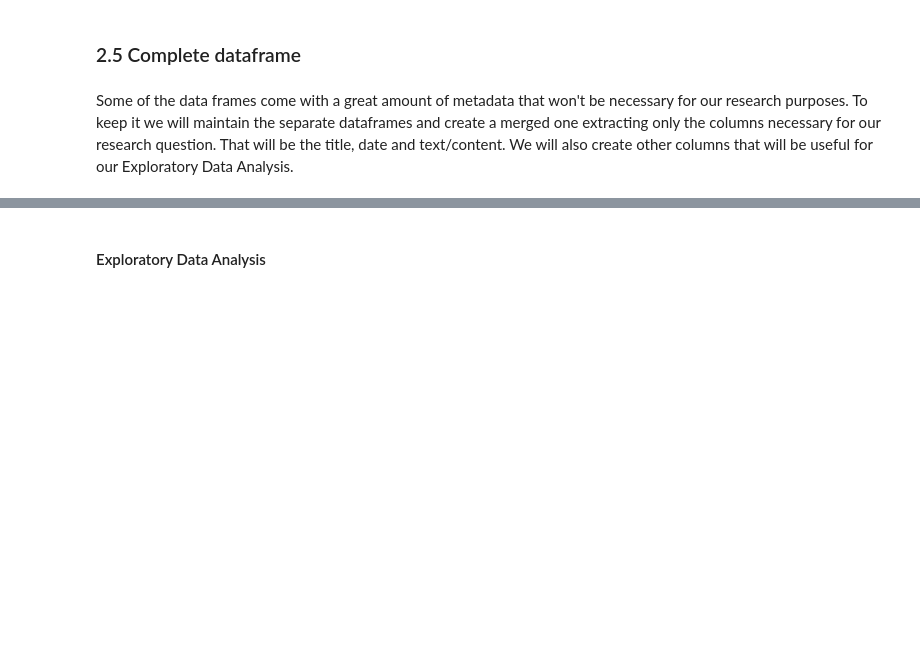
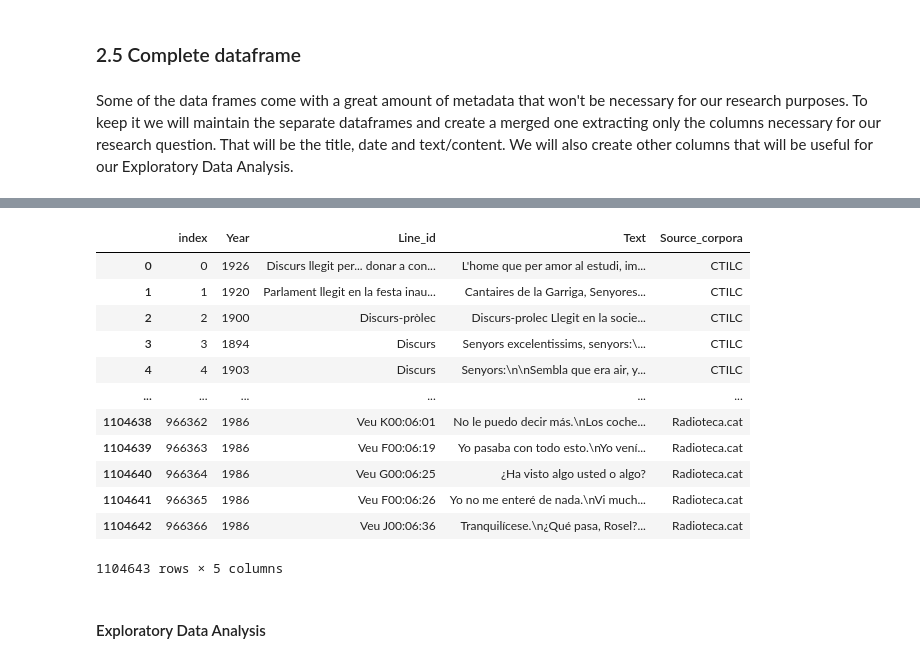
Before and after one commit to Data-Science-for-Linguists-2025/Linguistic-Markers-Catalan-Substitution, a Jupyter notebook: Data-Parsing-Exploratory-Analysis.ipynb, the cells around one changed output, grey strips where cells are left out. Drawn from its saved outputs; the diff is of its cells as text; code cells hidden in the pictures; blank space fills up the shorter version.

Commit message:
changes on joined dataframe and EDA

```diff
--- a/Data-Parsing-Exploratory-Analysis.ipynb
+++ b/Data-Parsing-Exploratory-Analysis.ipynb
@@ -875,0 +900,5 @@ reduced_parlament_parla
+# %%
+# casting year as integer
+print(type(reduced_radioteca["Year"][0])) # it is currently a float that we extracted from the complete date
+reduced_radioteca["Year"] = reduced_radioteca["Year"].apply(int)
+print(type(reduced_radioteca["Year"][0])) # checking if data type is now what we need
@@ -876,9 +908,12 @@ reduced_parlament_parla
 # %%
-# adjusting columns to match before concatenating
-reduced_parlament_parla = reduced_parlament_parla.rename(columns ={"Year":"Year", "Path":"Title", "Sentence":"Text", "Source_corpora":"Source_corpora"})
-reduced_parlamint = reduced_parlamint.rename(columns ={"Date":"Year", "Title":"Title", "Text":"Text", "Source_corpora":"Source_corpora"})
-reduced_radioteca = reduced_radioteca.rename(columns ={"Year":"Year", "Line_id":"Title", "Text":"Text", "Source_corpora":"Source_corpora"})
+# adjusting column names to match before concatenating
+reduced_CTILC = reduced_CTILC.rename(columns ={"Year":"Year", "Title":"Line_id", "Text":"Text",
+                                                                   "Source_corpora":"Source_corpora"})
+reduced_parlament_parla = reduced_parlament_parla.rename(columns ={"Year":"Year", "Path":"Line_id", "Text":"Text",
+                                                                   "Source_corpora":"Source_corpora"})
+reduced_parlamint = reduced_parlamint.rename(columns ={"Date":"Year", "Title":"Line_id", "Text":"Text", "Source_corpora":"Source_corpora"})
+reduced_radioteca = reduced_radioteca.rename(columns ={"Year":"Year", "Line_id":"Line_id", "Text":"Text", "Source_corpora":"Source_corpora"})
 # %%
 # concatenating all datasets' relevant columns in a single data frame
-joined_data = pd.concat([reduced_CTILC, reduced_parlament_parla, reduced_parlamint, reduced_radioteca])
+complete_data = pd.concat([reduced_CTILC, reduced_parlament_parla, reduced_parlamint, reduced_radioteca])
 # %%
@@ -888,4 +937,4 @@ joined_data = joined_data.dropna()
 # %%
 # sorting joined data by year, from oldest to most recent
-joined_data["Year"] = joined_data["Year"].apply(lambda x : int(x))
-joined_data.sort_values(["Year"])
+complete_data["Year"] = complete_data["Year"].apply(lambda x : int(x)) # setting year as index to sort df
+complete_data.sort_values(["Year"])
@@ -892,4 +955,19 @@ joined_data.sort_values(["Year"])
 # %%
-joined_data.reset_index()
+# resetting index after sorting
+complete_data.reset_index()
+# %% [output]
+|  | index | Year | Line_id | Text | Source_corpora |
+| 0 | 0 | 1926 | Discurs llegit per... donar a con... | L'home que per amor al estudi, im... | CTILC |
+| 1 | 1 | 1920 | Parlament llegit en la festa inau... | Cantaires de la Garriga, Senyores... | CTILC |
+| 2 | 2 | 1900 | Discurs-pròlec | Discurs-prolec Llegit en la socie... | CTILC |
+| 3 | 3 | 1894 | Discurs | Senyors excelentissims, senyors:\... | CTILC |
+| 4 | 4 | 1903 | Discurs | Senyors:\n\nSembla que era air, y... | CTILC |
+| ... | ... | ... | ... | ... | ... |
+| 1104638 | 966362 | 1986 | Veu K00:06:01 | No le puedo decir más.\nLos coche... | Radioteca.cat |
+| 1104639 | 966363 | 1986 | Veu F00:06:19 | Yo pasaba con todo esto.\nYo vení... | Radioteca.cat |
+| 1104640 | 966364 | 1986 | Veu G00:06:25 | ¿Ha visto algo usted o algo? | Radioteca.cat |
+| 1104641 | 966365 | 1986 | Veu F00:06:26 | Yo no me enteré de nada.\nVi much... | Radioteca.cat |
+| 1104642 | 966366 | 1986 | Veu J00:06:36 | Tranquilícese.\n¿Qué pasa, Rosel?... | Radioteca.cat |
+1104643 rows × 5 columns
 # %%
 # creating a length, in charactcers, columnm
```
Also changed, not shown: parts of 25 cells of this notebook.
